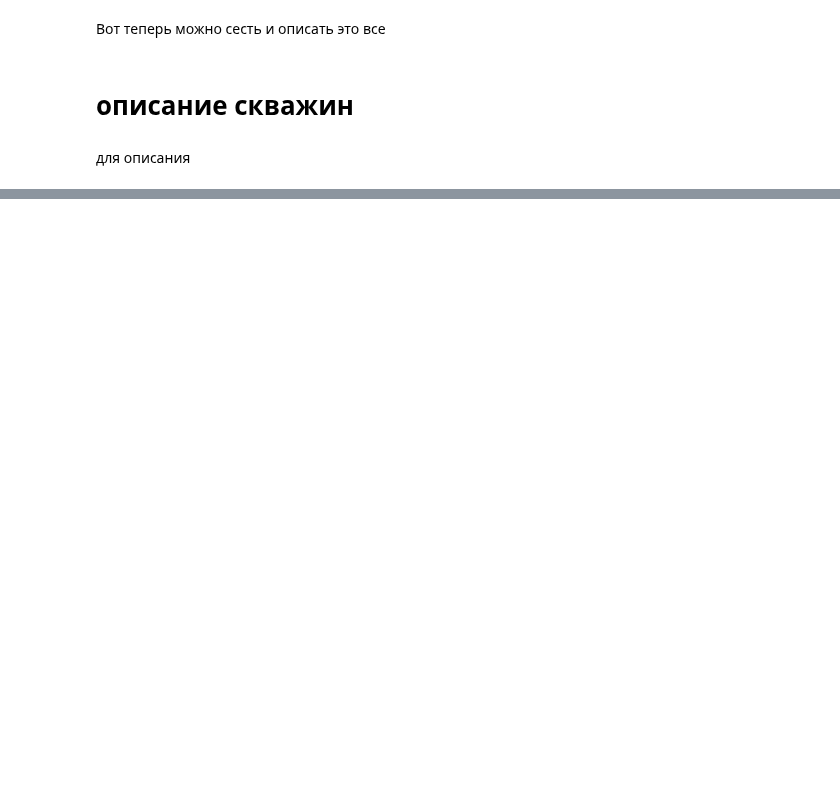
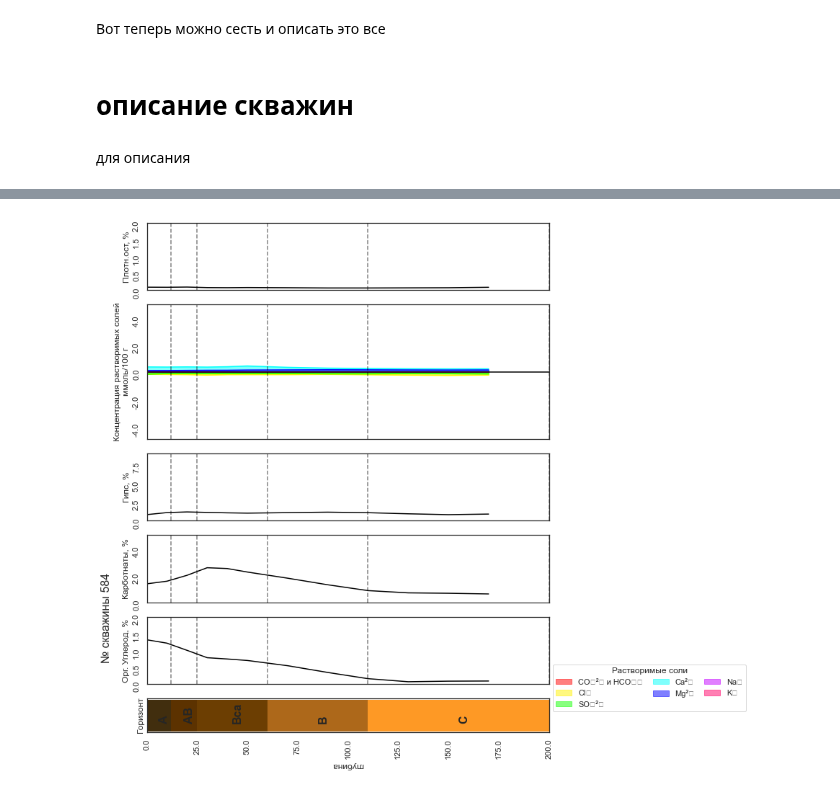
Before and after one commit to hukitoc94/total_archangelskiy, a Jupyter notebook: field_scale/field_data/field_data_analis.ipynb, the cells around one changed output, grey strips where cells are left out. Cells and saved outputs as stored; diff of their text form; code cells hidden in the pictures; blank space fills up the shorter version.

```diff
--- a/field_scale/field_data/field_data_analis.ipynb
+++ b/field_scale/field_data/field_data_analis.ipynb
@@ -528,0 +629,6 @@ array(['584', '585', '586', '525', '526', '527', '528', '529'],
+# %%
+horizonts = ['A',"AB" , "Bca",'B','C']
+depth = [[0,12],[12,25], [25 ,60],[60,110],[110,200]]
+profile_plot(agrochemistry_total[agrochemistry_total["GPS №"] == '584'], '584' , horizonts, depth, colors)
+# %% [output]
+[figure, added]
```
Also changed, not shown: parts of 31 cells of this notebook, 18 other files.
